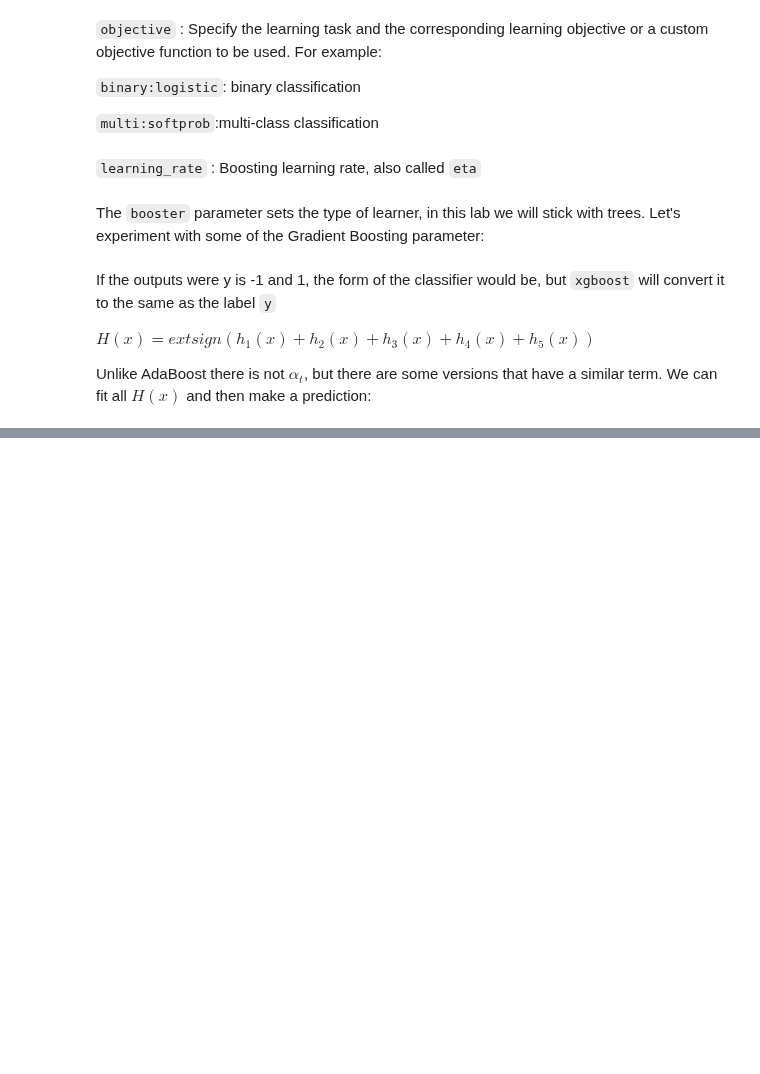
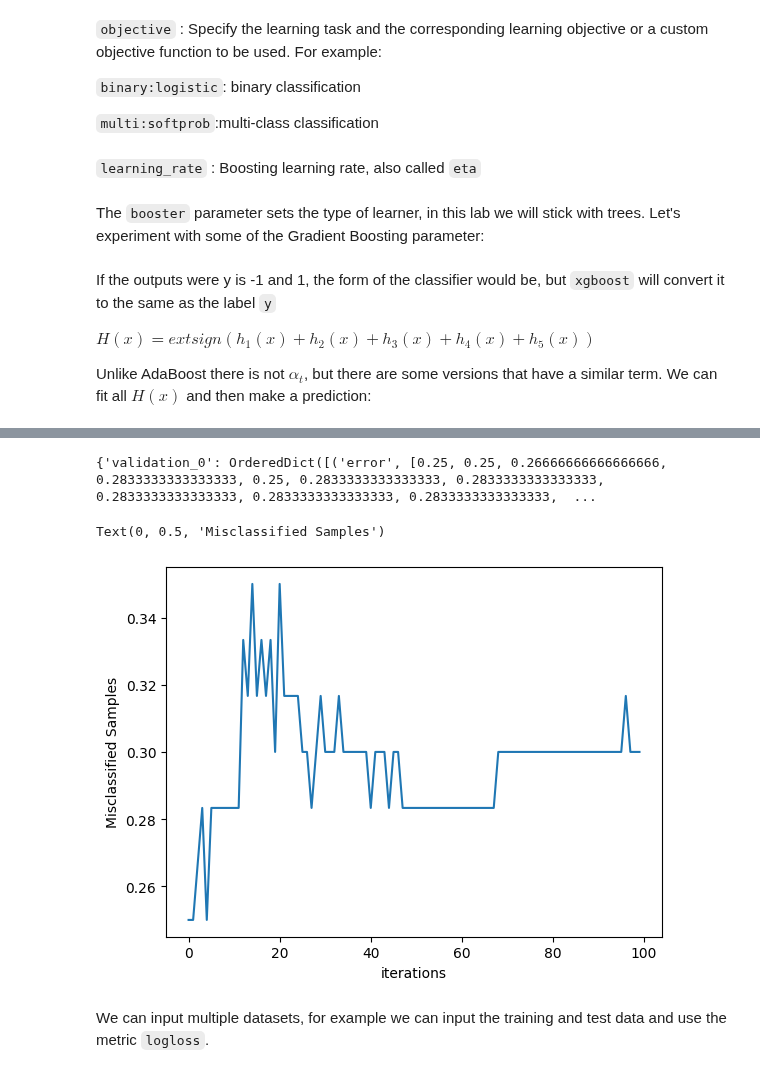
Before and after one commit to Mark-Barbaric/IBM_Machine_Learning_Certificate, a Jupyter notebook: Supervised_Machine_Learning_Classification/week5/gradient_boosting_lab.ipynb, the cells around one changed output, grey strips where cells are left out. Drawn from its saved outputs; the diff is of its cells as text; code cells hidden in the pictures; blank space fills up the shorter version.

```diff
--- a/Supervised_Machine_Learning_Classification/week5/gradient_boosting_lab.ipynb
+++ b/Supervised_Machine_Learning_Classification/week5/gradient_boosting_lab.ipynb
@@ -197,0 +299,12 @@ Unlike AdaBoost there is not $\alpha_t$, but there are some versions that have a
+# %%
+eval_metric = 'error'
+# %%
+eval_set = [(X_test, y_test)]
+# %%
+model = XGBClassifier(
+    objective=objective,
+    learning_rate=learning_rate,
+    n_estimators=n_estimators,
+    eval_metric=eval_metric,
+)
+model.fit(X_train, y_train, eval_set=eval_set, verbose=True)
@@ -197,0 +340,14 @@ Unlike AdaBoost there is not $\alpha_t$, but there are some versions that have a
+# %%
+results = model.evals_result()
+print(results)
+# %% [output]
+{'validation_0': OrderedDict([('error', [0.25, 0.25, 0.26666666666666666, 0.2833333333333333, 0.25, 0.2833333333333333, 0.2833333333333333, 0.2833333333333333, 0.2833333333333333, 0.2833333333333333,  ...
+# %%
+plt.plot(range(0, len(results['validation_0']['error'])), results['validation_0']['error'])
+plt.xlabel('iterations')
+plt.ylabel('Misclassified Samples')
+# %% [output]
+Text(0, 0.5, 'Misclassified Samples')
+[figure, added]
+# %% [markdown]
+We can input multiple datasets, for example we can input the training and test data and use the metric `logloss`.
```
Also changed, not shown: parts of 20 cells of this notebook, 2 other files.
